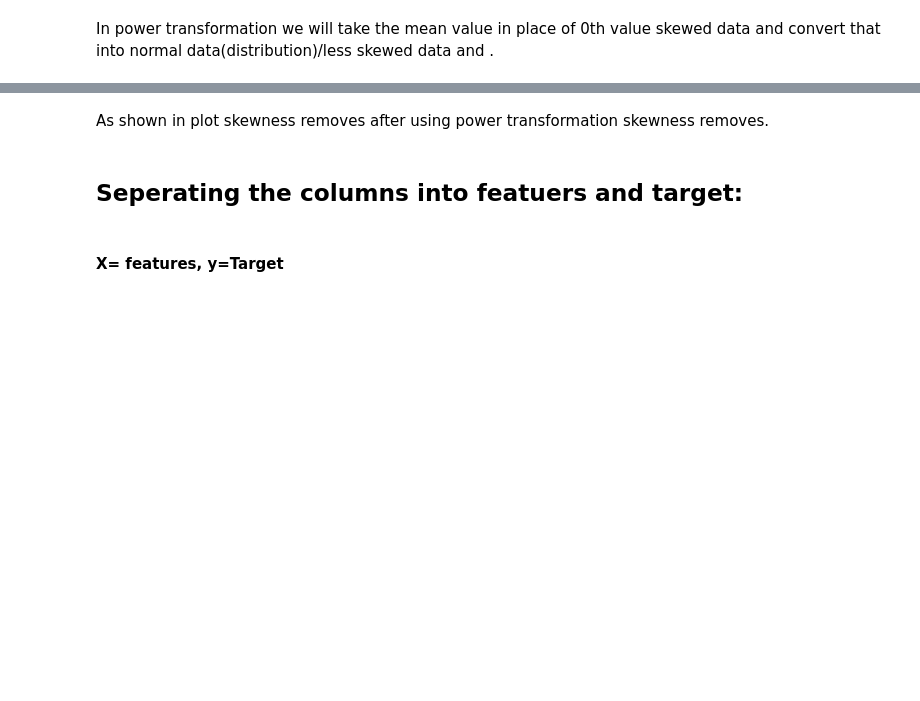
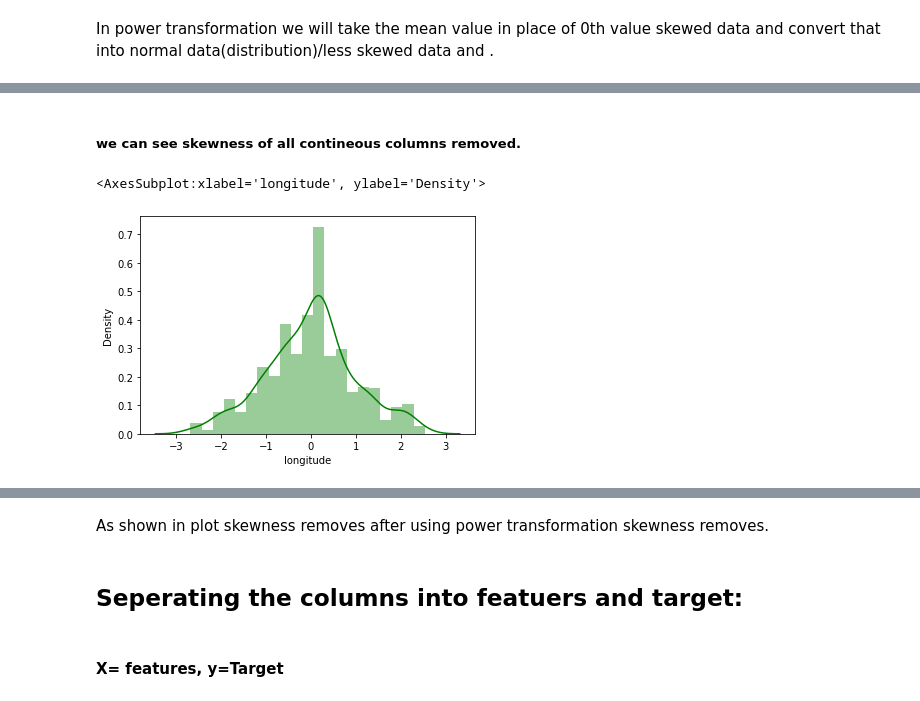
Before and after one commit to chaitali1992mygit/Global-Power-Plant, a Jupyter notebook: Global Power Plant.ipynb, the cells around one changed output, grey strips where cells are left out. Cells and saved outputs as stored; diff of their text form; code cells hidden in the pictures; blank space fills up the shorter version.

```diff
--- a/Global Power Plant.ipynb
+++ b/Global Power Plant.ipynb
@@ -780,7 +775,7 @@ df.describe()
 
 from scipy.stats import zscore
 
-z_score= zscore(df[['latitude','longitude','commissioning_year','generation_gwh_2013', 'generation_gwh_2014', 'generation_gwh_2015', 'generation_gwh_2016', 'generation_gwh_2017']])
+z_score= zscore(df[['longitude','commissioning_year','generation_gwh_2013', 'generation_gwh_2014', 'generation_gwh_2015', 'generation_gwh_2016', 'generation_gwh_2017']])
 abs_z_score = np.abs(z_score)
 
 filtering_entry = (abs_z_score < 3).all(axis = 1)
@@ -1026,7 +1146,14 @@ new_df.dtypes
 # %% [markdown]
 In power transformation we will take the mean value in place of 0th value skewed data and convert that into normal data(distribution)/less skewed data and .
-# %%
-#applying Power transformation on skewed columns
-
-new_df['Length'] = new_df['Length'].replace(0,new_df['Length'].mean())
-new_df['Diameter'] = new_df['Diameter'].replace(0,new_df['Diameter'].mean())
+# %%
+#applying log transformation on skewed columns
+from sklearn.preprocessing import PowerTransformer
+scaler = PowerTransformer(method = 'yeo-johnson')
+
+new_df['longitude'] = scaler.fit_transform(new_df['longitude'].values.reshape(-1,1))
+new_df['commissioning_year'] = scaler.fit_transform(new_df['commissioning_year'].values.reshape(-1,1))
+new_df['generation_gwh_2013'] = scaler.fit_transform(new_df['generation_gwh_2013'].values.reshape(-1,1))
+new_df['generation_gwh_2014'] = scaler.fit_transform(new_df['generation_gwh_2014'].values.reshape(-1,1))
+new_df['generation_gwh_2015'] = scaler.fit_transform(new_df['generation_gwh_2015'].values.reshape(-1,1))
+new_df['generation_gwh_2016'] = scaler.fit_transform(new_df['generation_gwh_2016'].values.reshape(-1,1))
+new_df['generation_gwh_2017'] = scaler.fit_transform(new_df['generation_gwh_2017'].values.reshape(-1,1))
@@ -1033,3 +1177,8 @@ new_df['Diameter'] = new_df['Diameter'].replace(0,new_df['Diameter'].mean())
+# %% [markdown]
+##### we can see skewness of all contineous columns removed.
 # %%
-sn.distplot(new_df["Length"], color = 'g')
+sn.distplot(new_df["longitude"], color = 'g')
+# %% [output]
+<AxesSubplot:xlabel='longitude', ylabel='Density'>
+[figure, added]
 # %%
```
Also changed, not shown: parts of 363 cells of this notebook.
